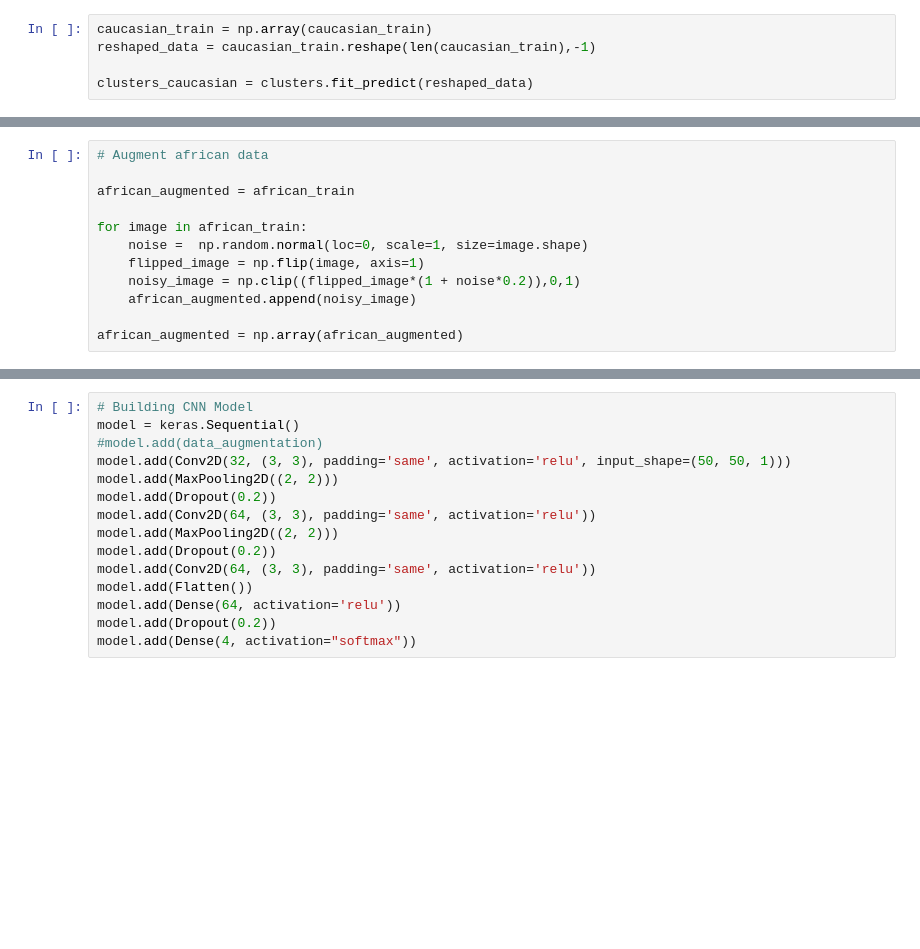
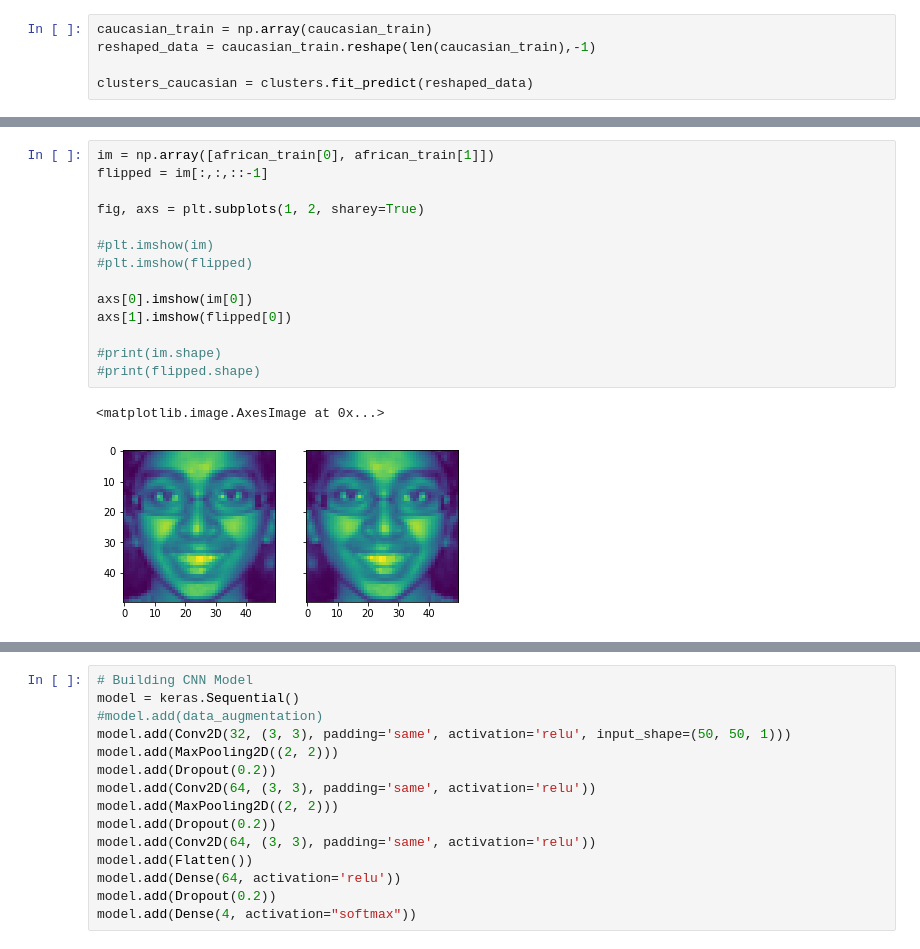
Before and after one commit to auroraslb/ML, a Jupyter notebook: classification/classification2/CNN_model_w_clusters_a_data.ipynb, the cells around one changed output, grey strips where cells are left out. Cells and saved outputs as stored; diff of their text form; blank space fills up the shorter version.

Commit message:
Try different ways of handeling imbalanced data

```diff
--- a/classification/classification2/CNN_model_w_clusters_a_data.ipynb
+++ b/classification/classification2/CNN_model_w_clusters_a_data.ipynb
@@ -106,12 +110,17 @@ clusters_caucasian.shape
-# %%
-# Augment african data
-
-african_augmented = african_train
-
-for image in african_train:
-    noise =  np.random.normal(loc=0, scale=1, size=image.shape)
-    flipped_image = np.flip(image, axis=1)
-    noisy_image = np.clip((flipped_image*(1 + noise*0.2)),0,1)
-    african_augmented.append(noisy_image)
-
-african_augmented = np.array(african_augmented)
+# %%
+im = np.array([african_train[0], african_train[1]])
+flipped = im[:,:,::-1]
+
+fig, axs = plt.subplots(1, 2, sharey=True)
+
+#plt.imshow(im)
+#plt.imshow(flipped)
+
+axs[0].imshow(im[0])
+axs[1].imshow(flipped[0])
+
+#print(im.shape)
+#print(flipped.shape)
+# %% [output]
+<matplotlib.image.AxesImage at 0x...>
+[figure, added]
```
Also changed, not shown: parts of 13 cells of this notebook, 3 other files.
